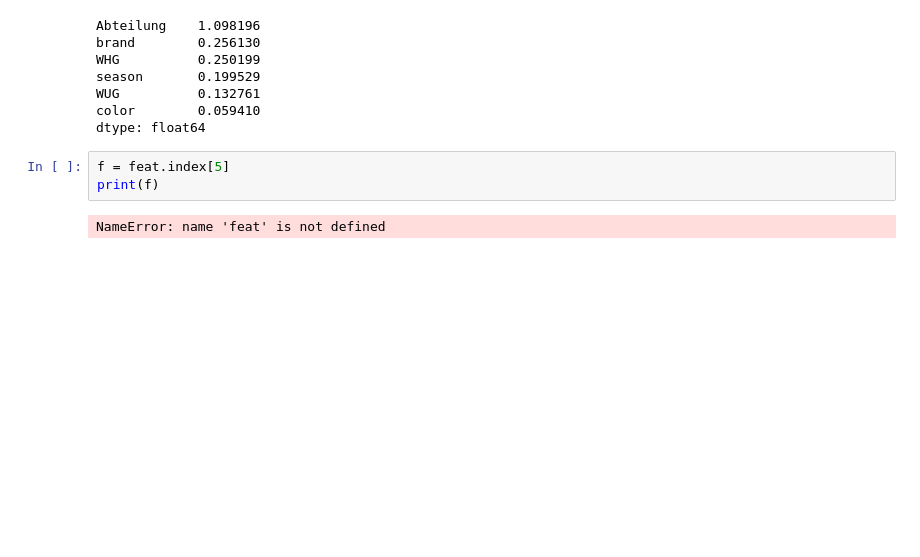
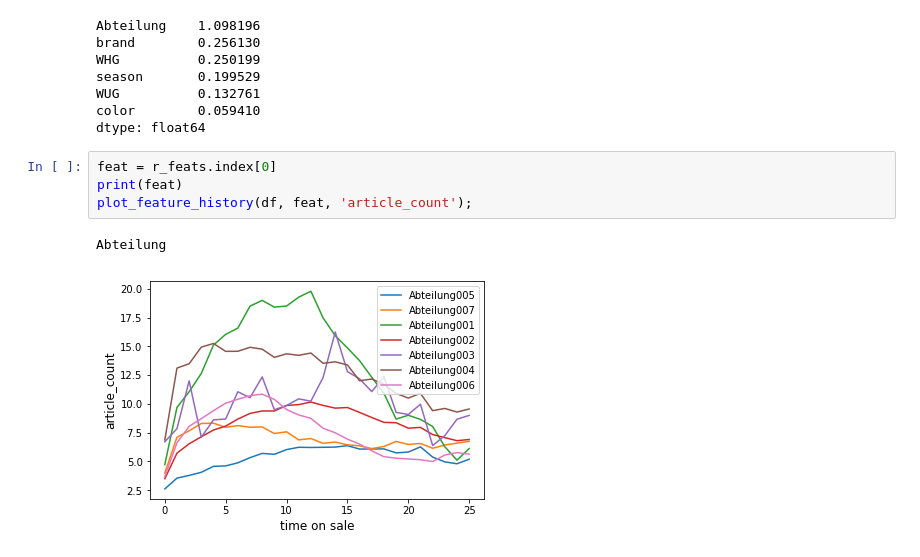
Before and after one commit to indyfree/tailor, a Jupyter notebook: notebooks/06-cluster-feature.ipynb, the cells around one changed output. Drawn from its saved outputs; the diff is of its cells as text; blank space fills up the shorter version.

```diff
--- a/notebooks/06-cluster-feature.ipynb
+++ b/notebooks/06-cluster-feature.ipynb
@@ -38,8 +29,10 @@ season       0.199529
 WUG          0.132761
 color        0.059410
 dtype: float64
-# %%
-f = feat.index[5]
-print(f)
-# %% [output]
-NameError: name 'feat' is not defined
+# %%
+feat = r_feats.index[0]
+print(feat)
+plot_feature_history(df, feat, 'article_count');
+# %% [output]
+Abteilung
+[figure, added]
```
Also changed, not shown: parts of 18 cells of this notebook, 1 other file.
